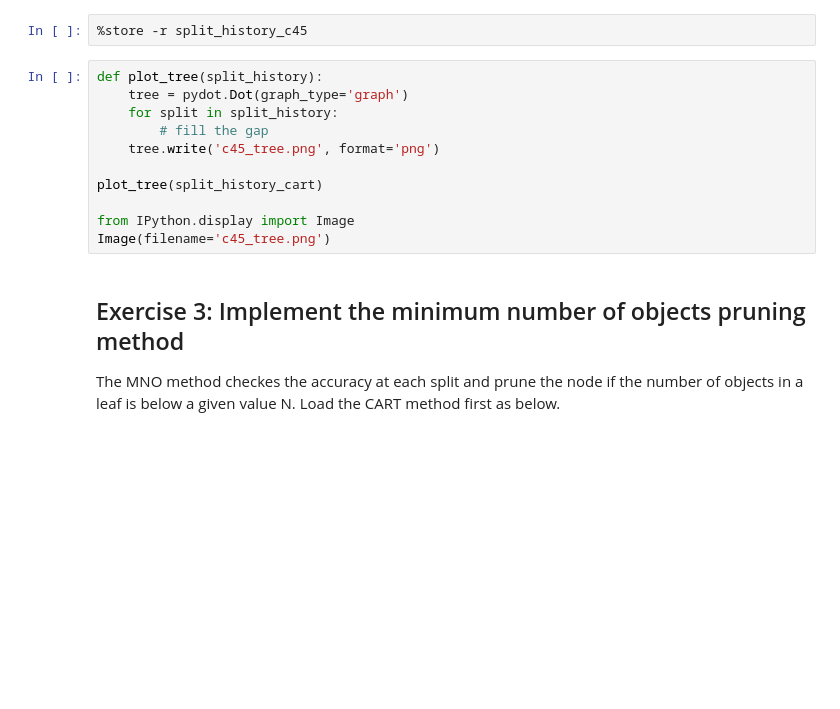
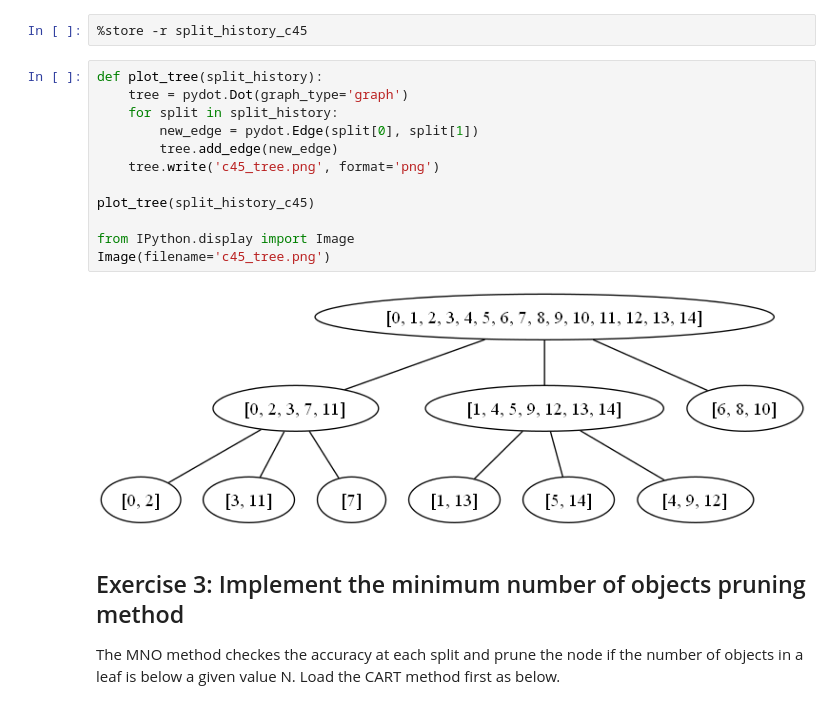
Before and after one commit to PawelJasinski25/machine-learning, a Jupyter notebook: 055Decision_trees_Exercises.ipynb, the cells around one changed output. Saved outputs shown, nothing was run; the diff lists cells and outputs as text; blank space fills up the shorter version.

Commit message:
implement trees exercise 2

```diff
--- a/055Decision_trees_Exercises.ipynb
+++ b/055Decision_trees_Exercises.ipynb
@@ -288,14 +285,17 @@ Fill the code below.
 # %%
 def plot_tree(split_history):
     tree = pydot.Dot(graph_type='graph')
     for split in split_history:
-        # fill the gap
+        new_edge = pydot.Edge(split[0], split[1])
+        tree.add_edge(new_edge)
     tree.write('c45_tree.png', format='png')
 
-plot_tree(split_history_cart)
+plot_tree(split_history_c45)
 
 from IPython.display import Image
 Image(filename='c45_tree.png')
+# %% [output]
+[figure, added]
 # %% [markdown]
 ## Exercise 3: Implement the minimum number of objects pruning method
 
```
Also changed, not shown: parts of 1 cell of this notebook.
